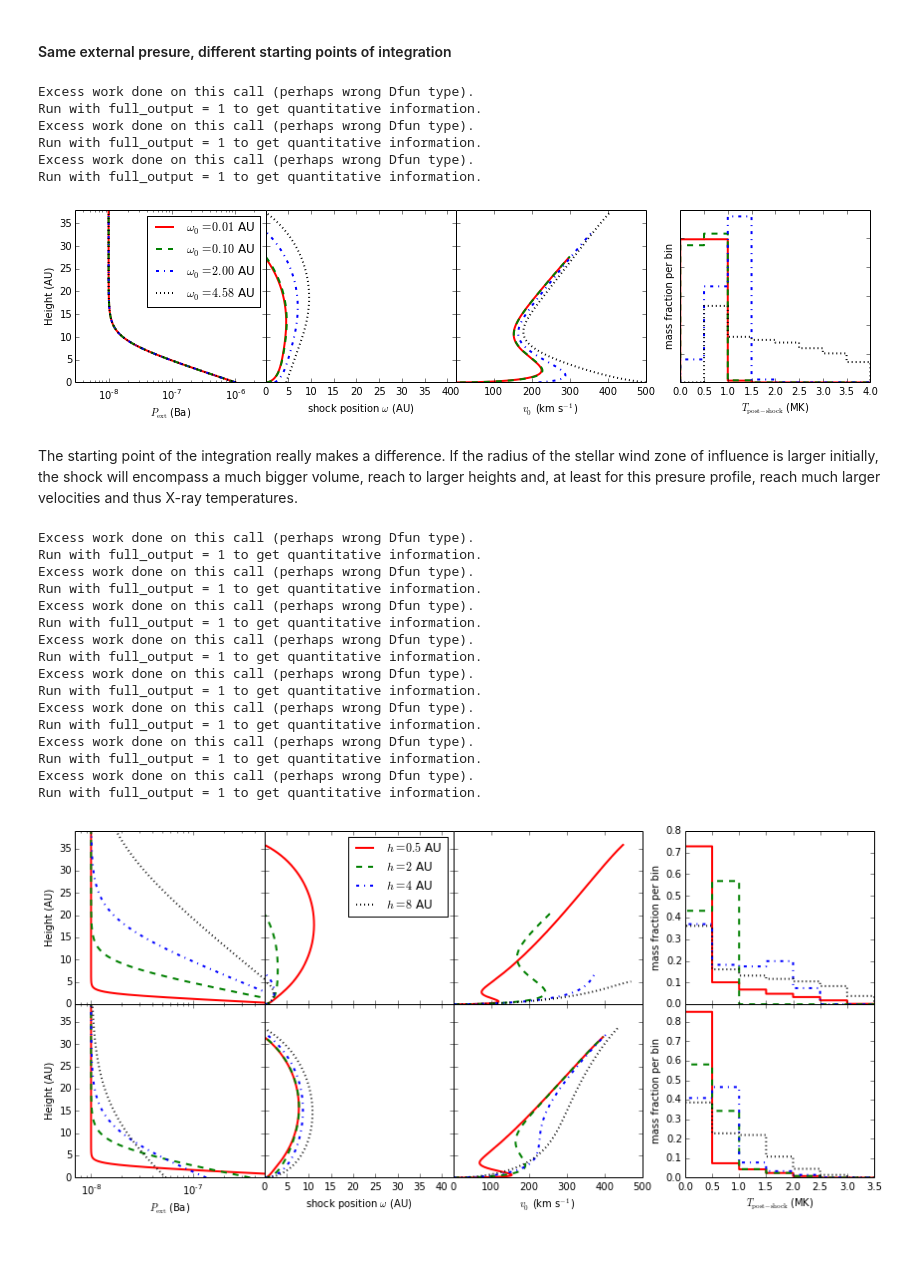
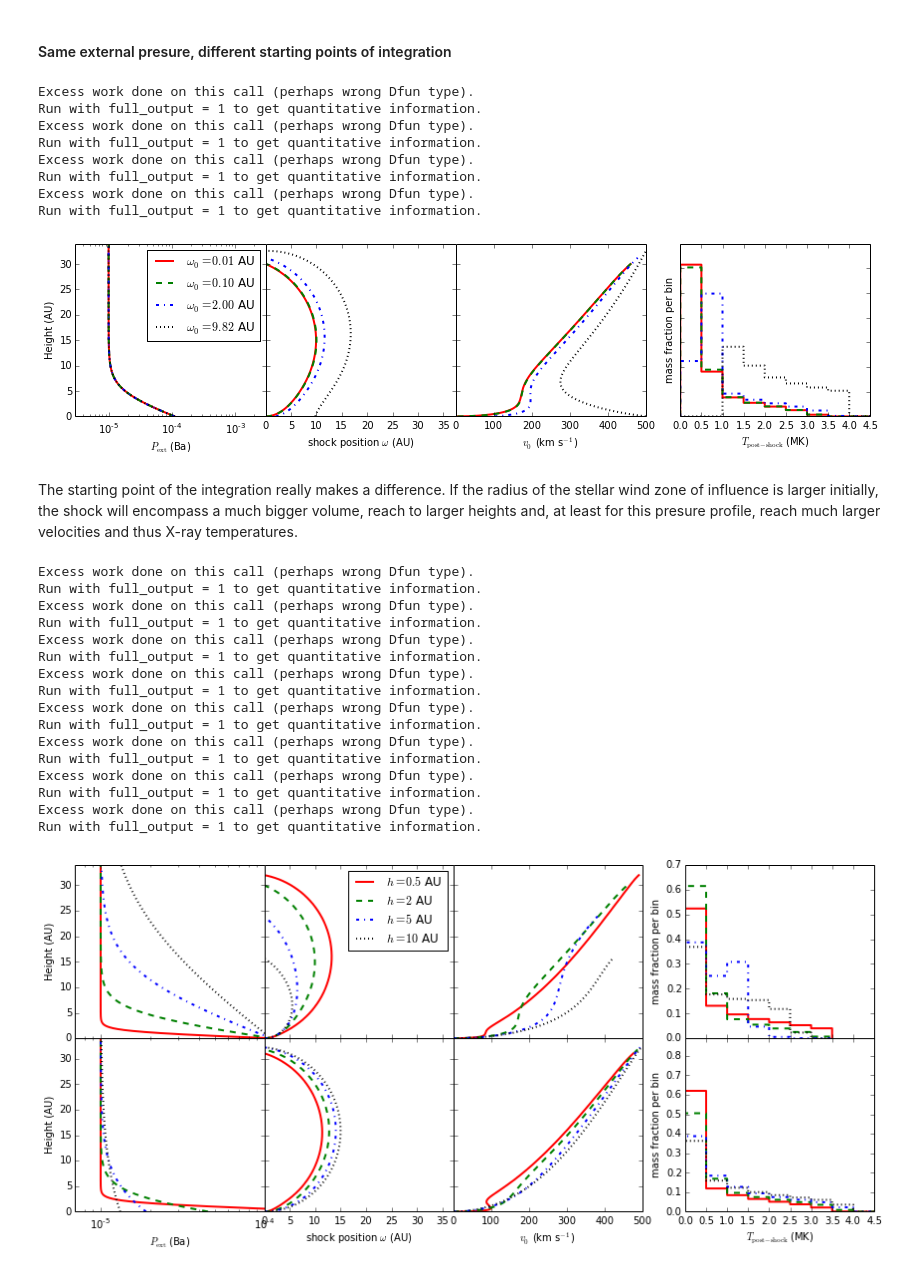
Before and after one commit to hamogu/RecollimationXrayCTTS, a Jupyter notebook: scripts/jet_recol_shocks.ipynb, the cells around one changed output. Cells and saved outputs as stored; diff of their text form; code cells hidden in the pictures.

Commit message:
increase mass flux of fiducial model

```diff
--- a/scripts/jet_recol_shocks.ipynb
+++ b/scripts/jet_recol_shocks.ipynb
@@ -395,24 +416,28 @@ Run with full_output = 1 to get quantitative information.
 [figure]
 # %% [markdown]
 #### Same external presure, different starting points of integration
+# %%
+p_fiducial = ExpPres(1e-4, 2, p_inf = 1e-5)
+v_fiducial = 5e7
+mdot_fiducial = 6e17
+omega_fiducial = 0.01
 # %%
-pexp = ExpPres(1e-6, 2., p_inf = 1e-8)
-ode = StellarWindShock(pexp, 5e7, 12e14)
+ode = StellarWindShock(p_fiducial, v_fiducial, mdot_fiducial)
 z = np.arange(0,40., .01)
 
 fig, axes = StellarWindShock.setup_plot()
 
-for omega0,c,l in zip([0.01, 0.1,2, ode.start()], 'rgbk',
+for omega0,c,l in zip([omega_fiducial, 0.1,2, ode.start()], 'rgbk',
                       ['solid', 'dashed', 'dashdot', 'dotted'] ):
-    ode = StellarWindShock(pexp, 5e7, 12e14)
+    ode = StellarWindShock(p_fiducial, v_fiducial, mdot_fiducial)
     ode.solve(omega0, z)
     ode.plot_params(axes, label='$\\omega_0={0:5.2f}$ AU'.format(omega0),
-                    bins=np.arange(0,4.5,.5), color=c, linestyle=l, linewidth=2)
+                    bins=np.arange(0,4.51,.5), color=c, linestyle=l, linewidth=2)
 
 axes[3].set_ylim([0, None])
 axes[0].legend()
-axes[0].set_ylim([0,38])
-axes[0].set_xlim([3e-9,3e-6])
+axes[0].set_ylim([0,34])
+axes[0].set_xlim([3e-6,3e-3])
 set_aspect_equal(axes[1])
 
 fig.savefig(plotdir + 'omega_0/omega_0.png')
@@ -424,7 +449,9 @@ Excess work done on this call (perhaps wrong Dfun type).
 Run with full_output = 1 to get quantitative information.
 Excess work done on this call (perhaps wrong Dfun type).
 Run with full_output = 1 to get quantitative information.
+Excess work done on this call (perhaps wrong Dfun type).
+Run with full_output = 1 to get quantitative information.
-[figure, old version]
+[figure, new version]
 # %% [markdown]
 The starting point of the integration really makes a difference. If the radius of the stellar wind zone of influence is larger initially, the shock will encompass a much bigger volume, reach to larger heights and, at least for this presure profile, reach much larger velocities and thus X-ray temperatures.
 # %%
@@ -461,49 +488,49 @@ ax4.set_xlabel(r'$T_{\mathrm{post-shock}}$ (MK)')
 ax4.set_ylabel('mass fraction per bin')
 ax41.set_ylabel('mass fraction per bin')
 
-for h,c,l in zip([0.5,2,4,8], 'rgbk', ['solid', 'dashed', 'dashdot', 'dotted'] ):
-    pexp = ExpPres(1e-6, h, p_inf = 1e-8)
-    ode = StellarWindShock(pexp, 5e7, 9e14)
-    ode.solve(.01, z)
+for h,c,l in zip([0.5,2,5,10], 'rgbk', ['solid', 'dashed', 'dashdot', 'dotted'] ):
+    pexp = ExpPres(1e-4, h, p_inf = 1e-5)
+    ode = StellarWindShock(pexp, v_fiducial, mdot_fiducial)
+    ode.solve(omega_fiducial, z)
     ode.plot_params([ax11,ax21,ax31,ax41], label='$h={0}$ AU'.format(h),
                     bins=np.arange(0,4.,.5), color=c, linestyle=l, linewidth=2)
 
 ax21.legend()
 
-for h,c,l in zip([0.5,2,4,8], 'rgbk', ['solid', 'dashed', 'dashdot', 'dotted'] ):
-    pexp = ExpPres(1e-6/h**1.5, h, p_inf = 1e-8)
-    ode = StellarWindShock(pexp, 5e7, 9e14)
-    ode.solve(.01, z)
+for h,c,l in zip([0.5,2,5,10], 'rgbk', ['solid', 'dashed', 'dashdot', 'dotted'] ):
+    pexp = ExpPres(1e-4/h**1.5, h, p_inf = 1e-5)
+    ode = StellarWindShock(pexp, v_fiducial, mdot_fiducial)
+    ode.solve(omega_fiducial, z)
     ode.plot_params([ax1,ax2,ax3,ax4], label='$h={0}$ AU'.format(h),
-                    bins=np.arange(0,4.,.5), color=c, linestyle=l, linewidth=2)
+                    bins=np.arange(0,4.51,.5), color=c, linestyle=l, linewidth=2)
 
 ax3.set_ylim([0, None])
 ax2.set_xlim([0,None])
-ax1.set_ylim([0,39])
-ax1.set_xlim([7e-9,5e-7])
+ax1.set_ylim([0,34])
+ax1.set_xlim([7e-6,1e-4])
 ax4.set_ylim([0,.89])
 set_aspect_equal(ax2)
 #set_aspect_equal(ax21)
 fig.savefig(plotdir + 'P_ext/P_ext.png')
 fig.savefig(plotdir + 'P_ext/P_ext.eps')
 # %% [output]
 Excess work done on this call (perhaps wrong Dfun type).
 Run with full_output = 1 to get quantitative information.
 Excess work done on this call (perhaps wrong Dfun type).
 Run with full_output = 1 to get quantitative information.
 Excess work done on this call (perhaps wrong Dfun type).
 Run with full_output = 1 to get quantitative information.
 Excess work done on this call (perhaps wrong Dfun type).
 Run with full_output = 1 to get quantitative information.
 Excess work done on this call (perhaps wrong Dfun type).
 Run with full_output = 1 to get quantitative information.
 Excess work done on this call (perhaps wrong Dfun type).
 Run with full_output = 1 to get quantitative information.
 Excess work done on this call (perhaps wrong Dfun type).
 Run with full_output = 1 to get quantitative information.
 Excess work done on this call (perhaps wrong Dfun type).
 Run with full_output = 1 to get quantitative information.
-[figure, old version]
+[figure, new version]
 # %%
 pexp = ExpPres(1e-6, 2, p_inf = 1e-8)
 
```
Also changed, not shown: parts of 10 cells of this notebook, 12 other files.
